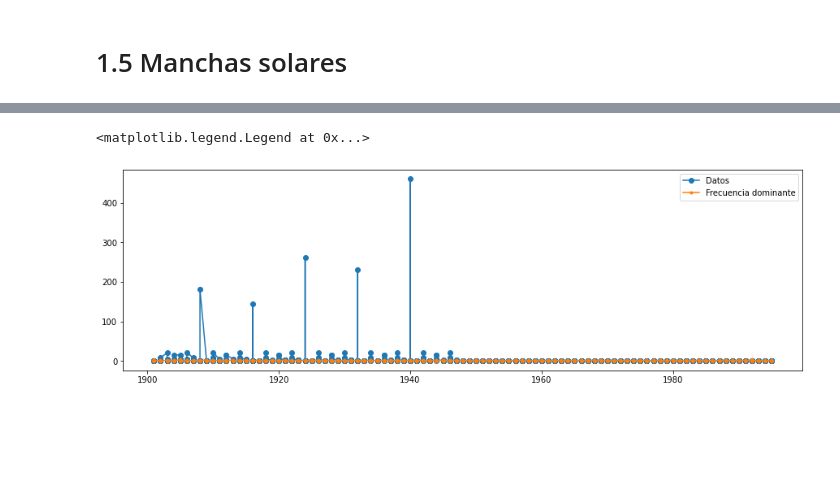
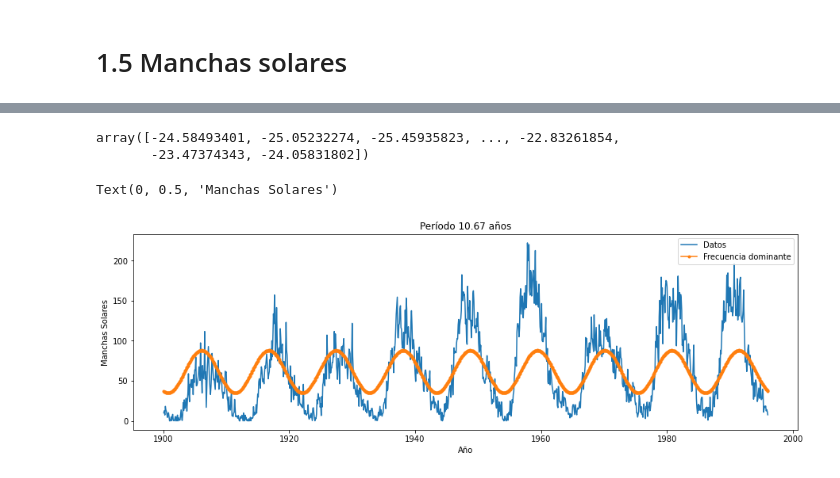
Before and after one commit to juanpablosalas/DanielDoradoJuanPabloSalas, a Jupyter notebook: Semana2/Semana2_DanielDorado_JuanPabloSalas.ipynb, the cells around one changed output, grey strips where cells are left out. Drawn from its saved outputs; the diff is of its cells as text; code cells hidden in the pictures; blank space fills up the shorter version.

Commit message:
Manchas solares

```diff
--- a/Semana2/Semana2_DanielDorado_JuanPabloSalas.ipynb
+++ b/Semana2/Semana2_DanielDorado_JuanPabloSalas.ipynb
@@ -100,3 +98,7 @@ N = len(t)
+# %%
+prom = np.mean(ms)
+ms = ms-prom
+N = len(t)
 # %%
 X = np.fft.fft(ms)
 XMag = np.abs(X)
@@ -123,5 +125,6 @@ ax1.stem(freq2, XMag2)
 # %%
-ii = np.argmax(XMag2)
-print(ii,freq[ii])
+ii = np.argmax(XMag)
 T = 1/freq[ii]
+T = T/12 #Se divide entre 12 meses
+print(ii,freq[ii], T)
 # %% [output]
@@ -130,0 +132,4 @@ filtrada = np.fft.ifft(2*XMag)
+# %%
+X[X != X[ii]] =0
+newfreq = np.arange(len(X))
+plt.plot(newfreq, X)
@@ -131,9 +139,18 @@ filtrada = np.fft.ifft(2*XMag)
+# %%
+nueva = np.fft.ifft(X)
+np.real(nueva)
+# %% [output]
+array([-24.58493401, -25.05232274, -25.45935823, ..., -22.83261854,
+       -23.47374343, -24.05831802])
 # %%
 fig = plt.figure(figsize=(15,10))
 ax = fig.add_subplot(2,1,1)
-ax.plot(t,XMag,marker='o',label='Datos')
-ax.plot(t,np.real(filtrada),'.-',label='Frecuencia dominante')
+ax.plot(t,ms+prom,label='Datos')
+ax.plot(t,np.real(nueva)+prom,'.-',label='Frecuencia dominante')
 plt.legend(loc=1)
+plt.title(r'Período %.2f años' %(T))
+plt.xlabel('Año')
+plt.ylabel('Manchas Solares')
 # %% [output]
-<matplotlib.legend.Legend at 0x...>
+Text(0, 0.5, 'Manchas Solares')
-[figure, old version]
+[figure, new version]
```
Also changed, not shown: parts of 5 cells of this notebook, 1 other file.
